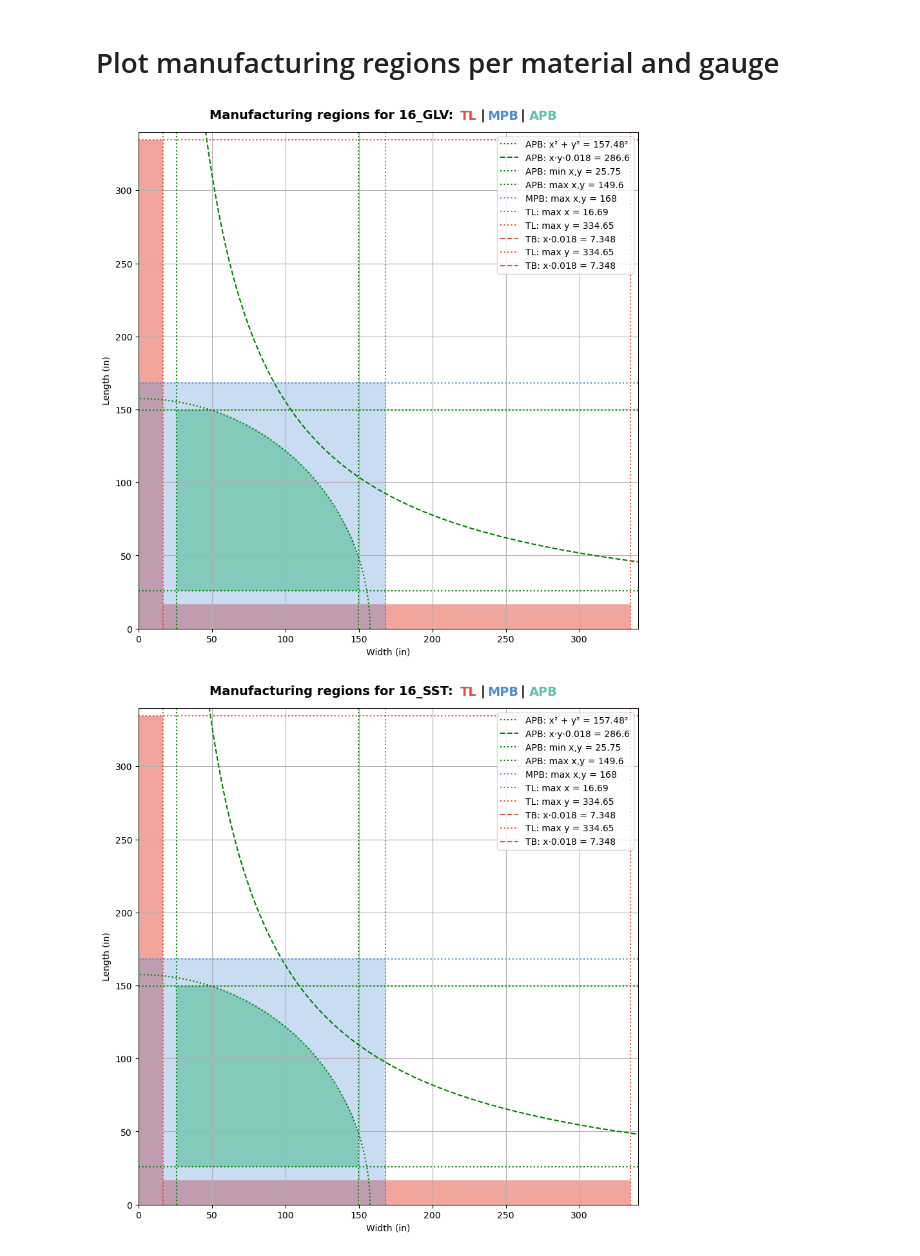
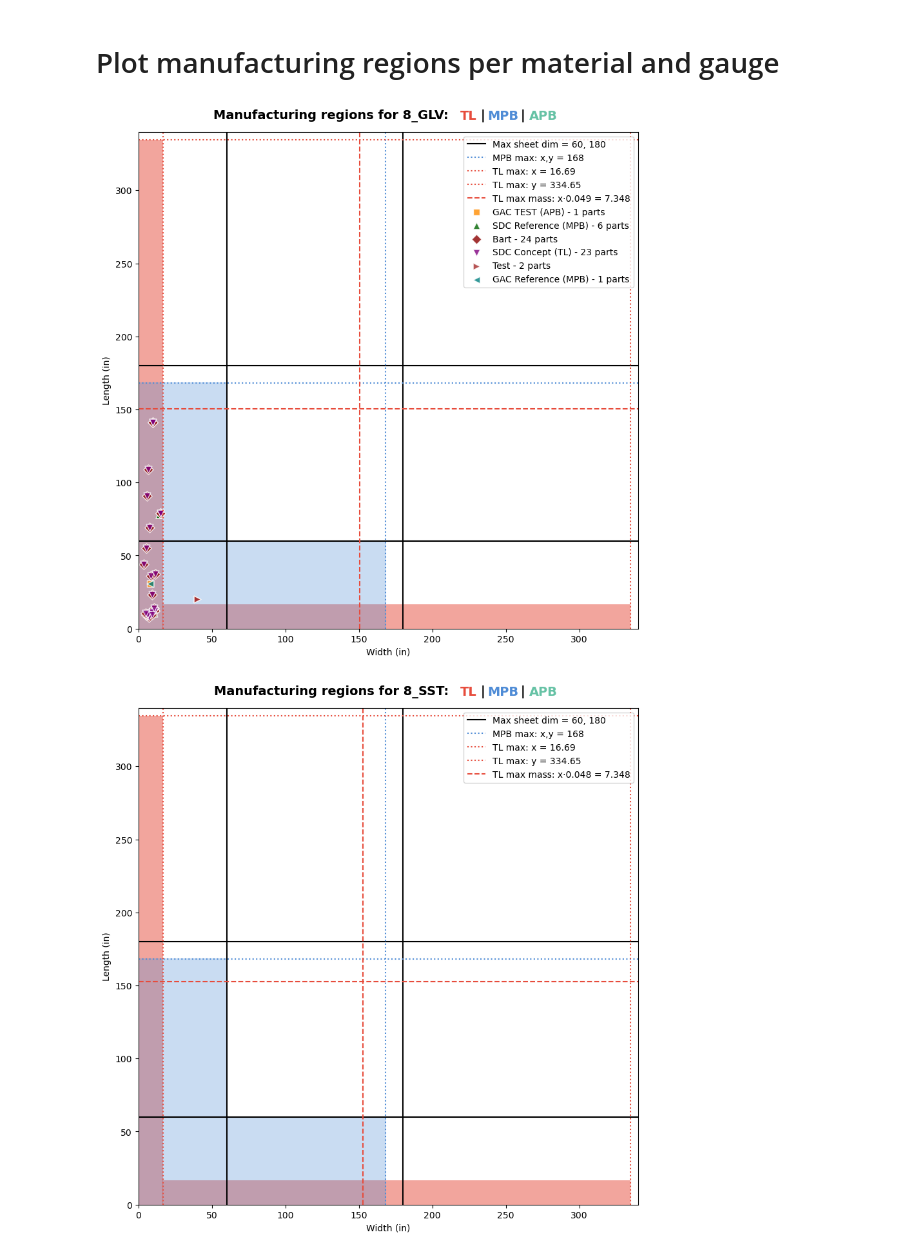
Before and after one commit to enriquef13/AMDP_Thesis, a Jupyter notebook: value_stream_map.ipynb, the cells around one changed output. Cells and saved outputs as stored; diff of their text form; code cells hidden in the pictures.

```diff
--- a/value_stream_map.ipynb
+++ b/value_stream_map.ipynb
@@ -232,8 +202,8 @@ class Capabilities:
 # %% [markdown]
 Extracting dimensions from cost calculator. CWB example to start with.
 # %%
-path = r"C:\Users\EMedina\OneDrive - Baltimore Aircoil Company\Documents\Co-Op\Enrique + Stanley\Models\Cost\(Enrique, Stanley) APB-TL Part Cost Calculator.xlsx"
-df = pd.read_excel(path, sheet_name='BAC Part List')
-df = df.iloc[1:].reset_index(drop=True)
-df.columns = df.iloc[0]
-df = df.iloc[1:].reset_index(drop=True)
+# path = r"C:\Users\EMedina\OneDrive - Baltimore Aircoil Company\Documents\Co-Op\Enrique + Stanley\Models\Cost\(Enrique, Stanley) APB-TL Part Cost Calculator.xlsx"
+# df = pd.read_excel(path, sheet_name='BAC Part List')
+# df = df.iloc[1:].reset_index(drop=True)
+# df.columns = df.iloc[0]
+# df = df.iloc[1:].reset_index(drop=True)
@@ -242,36 +210,40 @@ PermissionError: [Errno 13] Permission denied: 'C:\\Users\\EMedina\\OneDrive - B
 # %%
-def get_parts_by_set(df, part_sets, part_set_column="Part Set"):
+def get_parts_by_set(df, part_set):
     """
     Filter dataframe for specific part sets
 
-    Parameters:
+    Params:
     - df: pandas DataFrame containing the parts data
-    - part_sets: list of part set names to filter for
-    - part_set_column: name of the column containing part set information
+    - part_set: list of part set names to filter for
 
     Returns:
     - Filtered DataFrame containing only parts from specified sets
     """
-    if isinstance(part_sets, str):
-        part_sets = [part_sets]
+    if isinstance(part_set, str):
+        part_set = [part_set]
 
-    return df[df[part_set_column].isin(part_sets)].copy()
+    return df[df['Part Set'].isin(part_set)].copy()
 
-# Original data filtering (keeping for compatibility)
-part_set_column = "Part Set"
-GAC_reference_df = get_parts_by_set(df, ['GAC Reference (MPB)'])
-GAC_concept_df = get_parts_by_set(df, ['GAC Concept (APB + TL)'])
+part_sets = []
+for part_set in df['Part Set'].dropna().unique():
+    part_sets.append(get_parts_by_set(df, part_set))
+# part_sets.append(get_parts_by_set(df, 'GAC Reference (MPB)'))
+# part_sets.append(get_parts_by_set(df, 'GAC Concept (APB + TL)'))
 # %% [markdown]
 # Plot manufacturing regions per material and gauge
 # %%
-gauges = [16, 14, 12, 10]
+# gauges = df['Gauge'].apply(lambda x: int(x)).unique().tolist()
+# materials = df['NCx_Material'].apply(lambda x: str(x)[:3]).unique().tolist()
+gauges = [8, 10, 12, 14, 16]
 materials = ['GLV', 'SST']
 
 # Plot all combinations
 for gauge in gauges:
     for material in materials:
         cap = Capabilities(material, gauge)
-        cap.APB_MPB_TB_plot(GAC_reference_df, GAC_concept_df)
+        cap.APB_MPB_TL_plot()
+        cap.add_part_sets(part_sets)
+        cap.show_plot()
 # %% [output]
-[figure, old version]
+[figure, new version]
-[figure, old version]
+[figure, new version]
```
Also changed, not shown: parts of 4 cells of this notebook.
